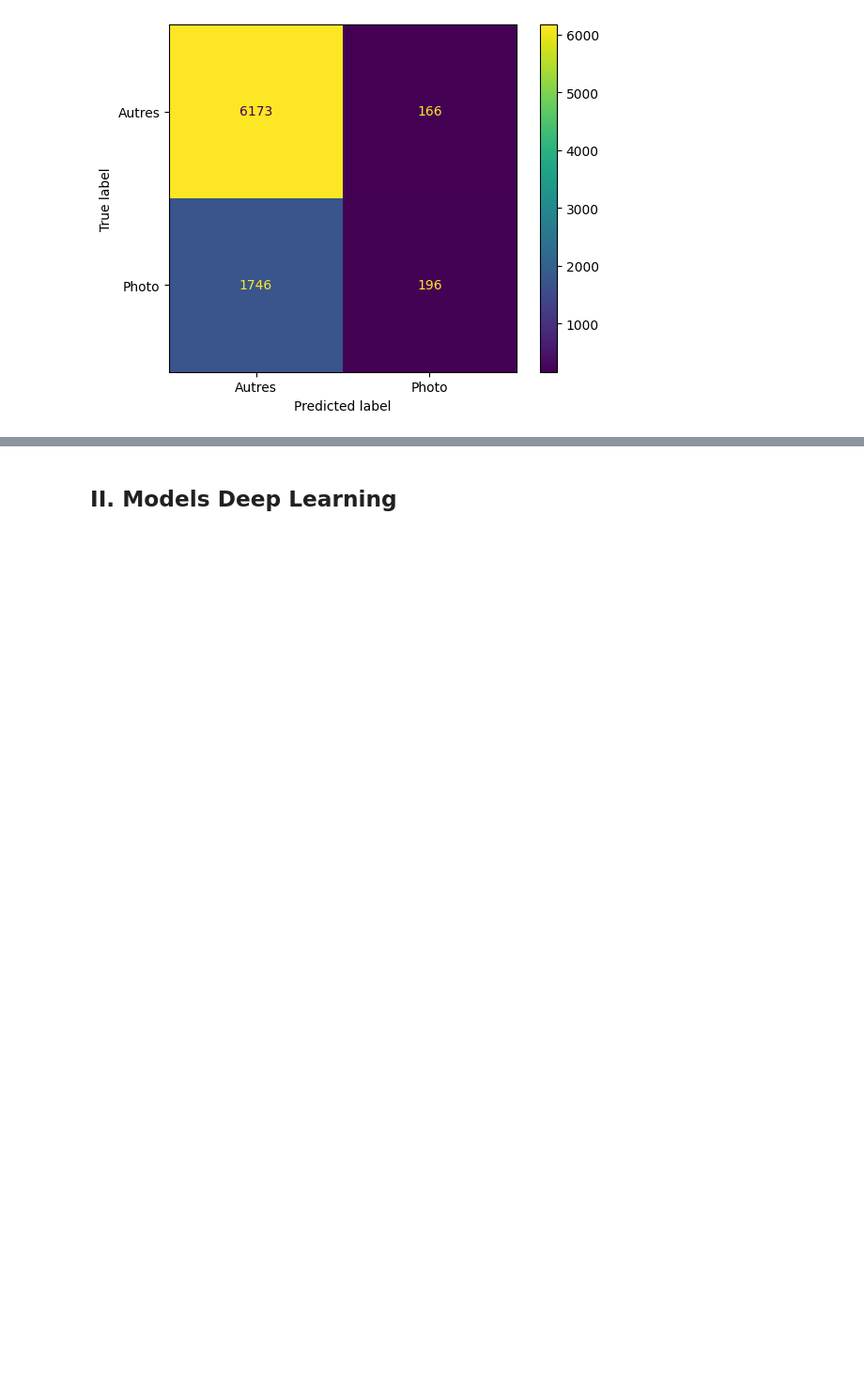
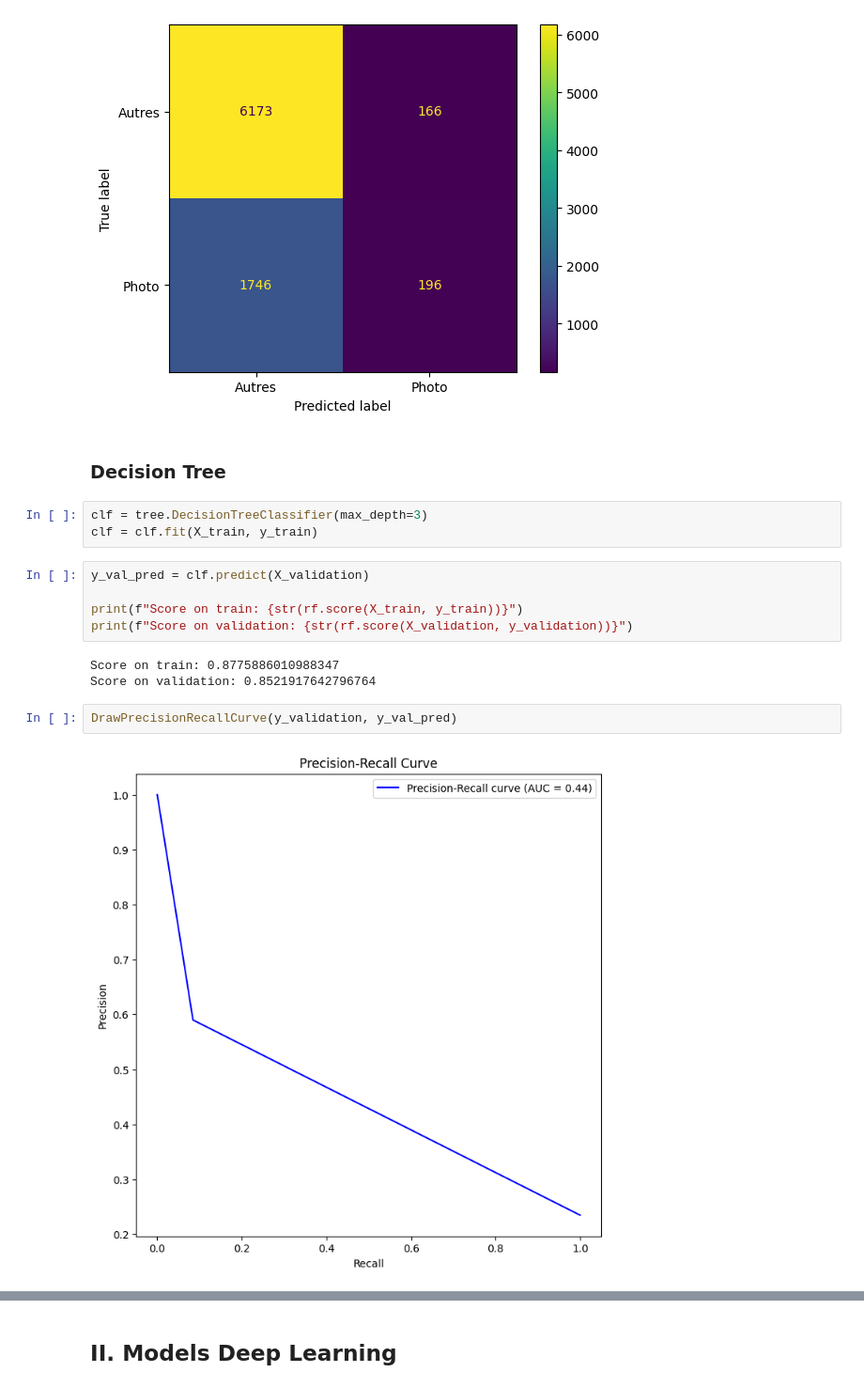
Before and after one commit to NesrineGuesmii/DataSc_Projet, a Jupyter notebook: Classification binaire.ipynb, the cells around one changed output, grey strips where cells are left out. Shown at 94% size. Saved outputs shown, nothing was run; the diff lists cells and outputs as text; blank space fills up the shorter version.

Commit message:
Decision Tree

```diff
--- a/Classification binaire.ipynb
+++ b/Classification binaire.ipynb
@@ -239,3 +240,20 @@ DrawPrecisionRecallCurve(y_validation, y_val_pred)
 DrawConfusionMatrix(y_validation, y_val_pred, classes_binaire)
 # %% [output]
 [figure]
+# %% [markdown]
+### Decision Tree
+# %%
+clf = tree.DecisionTreeClassifier(max_depth=3)
+clf = clf.fit(X_train, y_train)
+# %%
+y_val_pred = clf.predict(X_validation)
+
+print(f"Score on train: {str(rf.score(X_train, y_train))}")
+print(f"Score on validation: {str(rf.score(X_validation, y_validation))}")
+# %% [output]
+Score on train: 0.8775886010988347
+Score on validation: 0.8521917642796764
+# %%
+DrawPrecisionRecallCurve(y_validation, y_val_pred)
+# %% [output]
+[figure, added]
```
Also changed, not shown: parts of 2 cells of this notebook.
